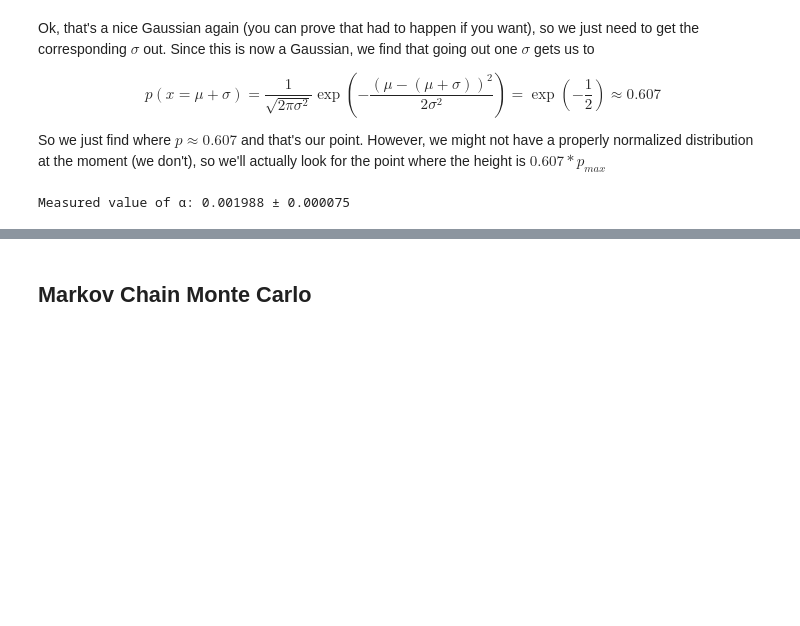
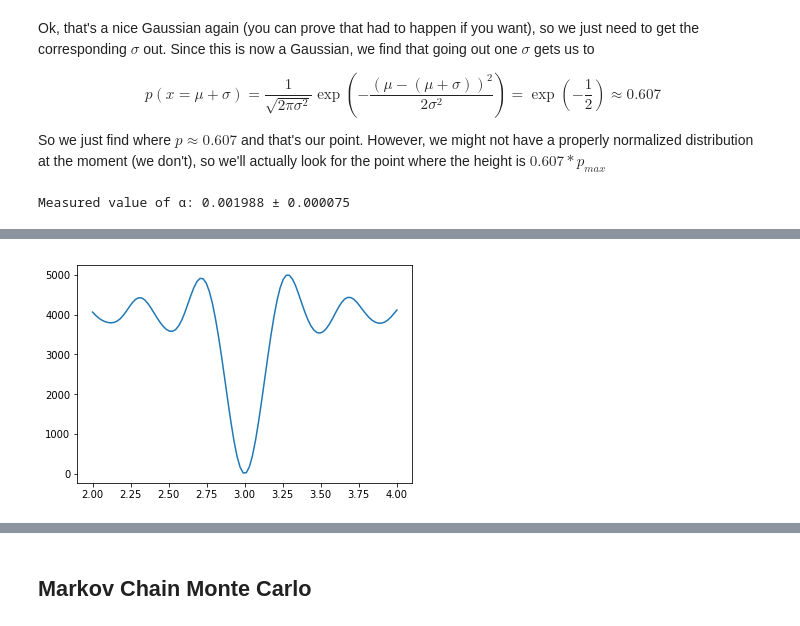
Before and after one commit to Cisneros-Galaxy/RCFM, a Jupyter notebook: rich_docs/Malleus.ipynb, the cells around one changed output, grey strips where cells are left out. Drawn from its saved outputs; the diff is of its cells as text; code cells hidden in the pictures; blank space fills up the shorter version.

```diff
--- a/rich_docs/Malleus.ipynb
+++ b/rich_docs/Malleus.ipynb
@@ -606,0 +618,9 @@ Well, in the old framework of reporting a single uncertainty, you're in trouble.
+# %%
+def wave_error(pars):
+    A = pars[0]
+    k = pars[1]
+    predict = A*np.sin(k*theta)
+    return sum((predict - wave)**2)
+
+results = scipy.optimize.minimize(wave_error, [4,3])
+print(results)
@@ -606,0 +639,7 @@ Well, in the old framework of reporting a single uncertainty, you're in trouble.
+# %%
+ks = np.linspace(2,4,100)
+A = results.x[0]
+k = results.x[1]
+plt.plot(ks, [wave_error([A,myk]) for myk in ks]);
+# %% [output]
+[figure, added]
```
Also changed, not shown: parts of 30 cells of this notebook.
